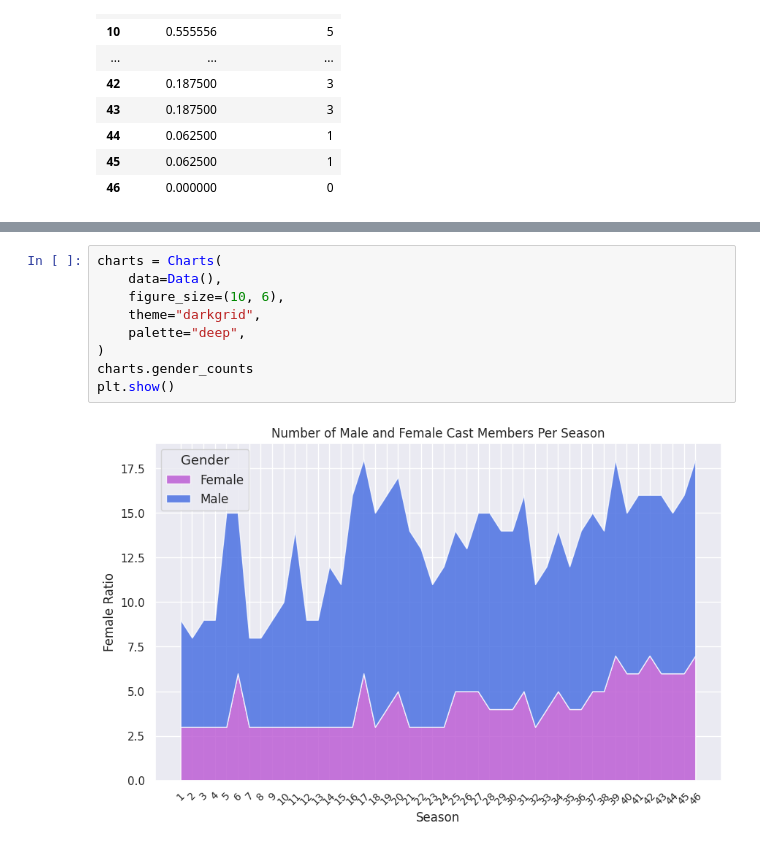
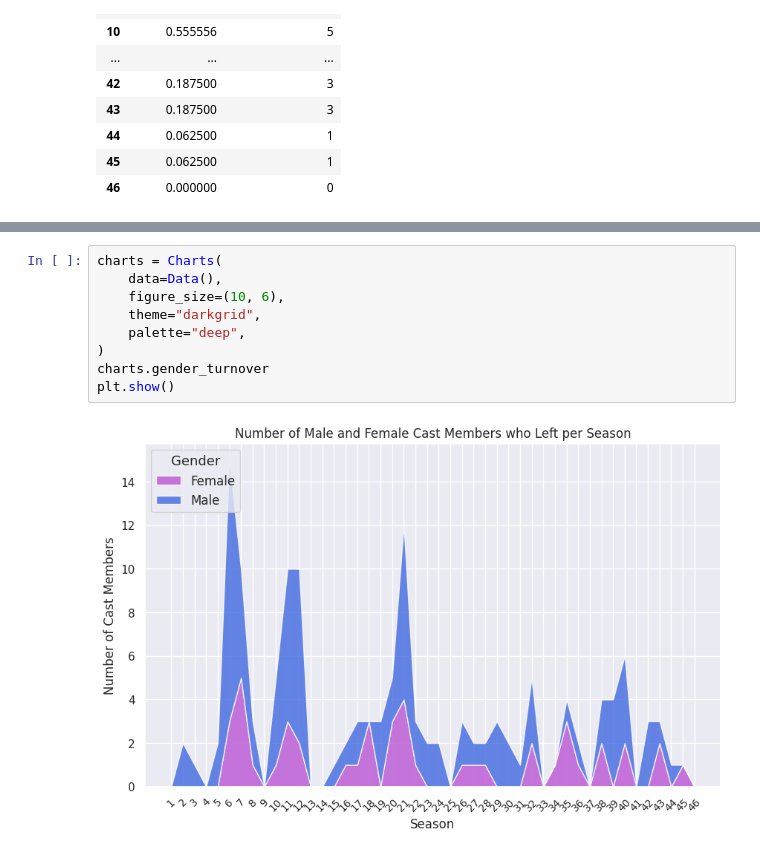
Before and after one commit to roshnik1/snl-analytics, a Jupyter notebook: explore.ipynb, the cells around one changed output, grey strips where cells are left out. Cells and saved outputs as stored; diff of their text form.

Commit message:
Gender turnover analysis and first-pass at tenure weighting

```diff
--- a/explore.ipynb
+++ b/explore.ipynb
@@ -312,11 +399,11 @@ class Charts:
 # %%
 charts = Charts(
     data=Data(),
     figure_size=(10, 6),
     theme="darkgrid",
     palette="deep",
 )
-charts.gender_counts
+charts.gender_turnover
 plt.show()
 # %% [output]
-[figure, old version]
+[figure, new version]
```
Also changed, not shown: parts of 5 cells of this notebook.
